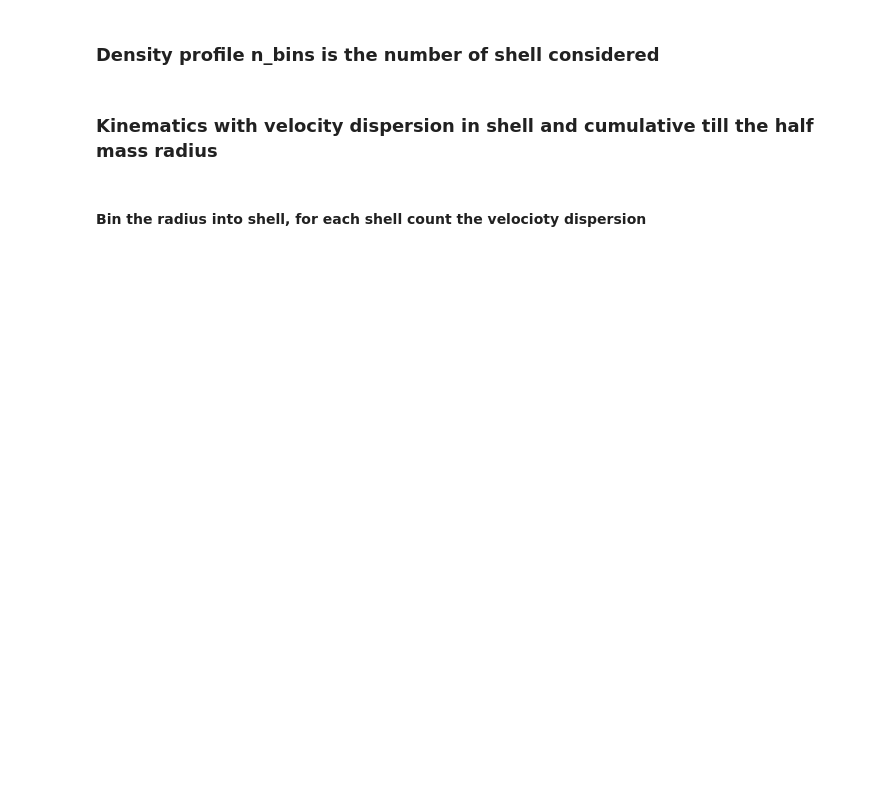
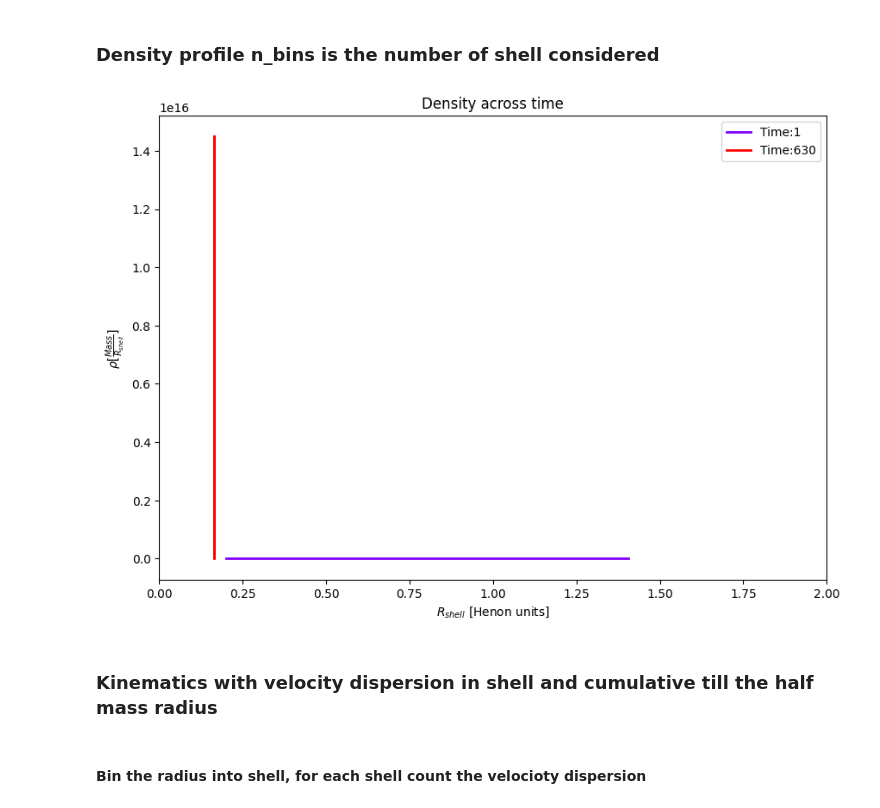
Before and after one commit to Berto70/pod_compastro23, a Jupyter notebook: Project/Analysis.ipynb, the cells around one changed output. Saved outputs shown, nothing was run; the diff lists cells and outputs as text; code cells hidden in the pictures; blank space fills up the shorter version.

```diff
--- a/Project/Analysis.ipynb
+++ b/Project/Analysis.ipynb
@@ -408,26 +432,28 @@ ax.set_ylabel('Radius [Henon unit]')
 # %%
 n_bins=5
 
 fig = plt.figure(figsize=(10, 7))
 ax = fig.add_subplot()
-time_to_plot = [0, 1, 2, 5, 10, 50]
+time_to_plot = np.arange(1, len(position), int(len(position)/2) )
 color = cm.rainbow(np.linspace(0, 1, len(time_to_plot)))
 
 for k, c in enumerate(color):
     time = time_to_plot[k]
     position_comFoR_flagged = position_comFoR[time][flag_history[time]]
     radius_snapshot = np.linalg.norm(position_comFoR_flagged, axis=1)
     counts, bin_edges = np.histogram(radius_snapshot, bins=n_bins)
     Vol_shell = 4/3 *np.pi* (bin_edges[1:]**3 - bin_edges[:-1]**3)
     density = counts / Vol_shell
     radius_shell = 1/2 * (bin_edges[1:] + bin_edges[:-1])
 
     ax.plot(radius_shell, density, color=c, label=f'Time:{time}', linewidth=2)
     ax.set_xlabel(r'$R_{shell}$ [Henon units]')
     ax.set_ylabel(r'$\rho [\frac{Mass}{R_{shell}}]$ ')
     ax.set_xlim(0, 2)
     ax.legend(loc='upper right', fontsize=10)
     ax.set_title(f'Density across time')
+# %% [output]
+[figure, added]
 # %% [markdown]
 ### Kinematics  with velocity dispersion in shell and cumulative till the half mass radius
 # %% [markdown]
```
Also changed, not shown: parts of 17 cells of this notebook, 1 other file.
